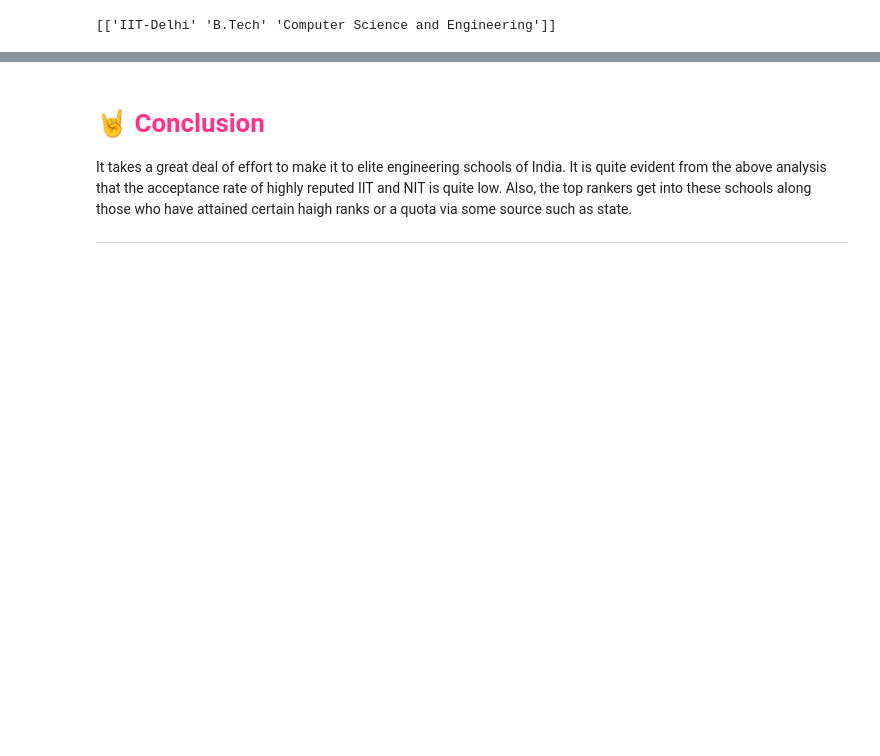
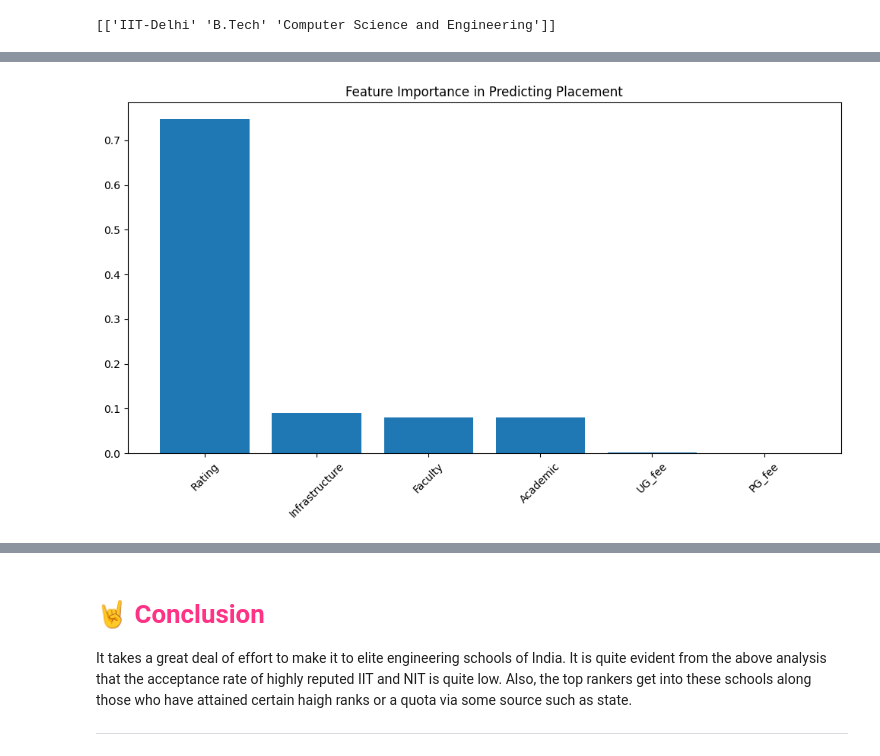
Before and after one commit to Mayank4543/CollegePerformance, a Jupyter notebook: college-predictor-system.ipynb, the cells around one changed output, grey strips where cells are left out. Saved outputs shown, nothing was run; the diff lists cells and outputs as text; code cells hidden in the pictures; blank space fills up the shorter version.

Commit message:
Predicting placement_score

```diff
--- a/college-predictor-system.ipynb
+++ b/college-predictor-system.ipynb
@@ -888,3 +888,88 @@ result = loaded_model.predict([[0, 6, 0, 0, 0, 1000, 2841]])
 print(result)
 # %% [output]
 [['IIT-Delhi' 'B.Tech' 'Computer Science and Engineering']]
+# %%
+import pandas as pd
+import numpy as np
+from sklearn.model_selection import train_test_split
+from sklearn.preprocessing import StandardScaler
+from sklearn.metrics import mean_squared_error, r2_score
+from sklearn.linear_model import LinearRegression
+from sklearn.ensemble import RandomForestRegressor
+import matplotlib.pyplot as plt
+
+# Load the data
+df = pd.read_csv(r'C:\Users\Mayank Rathore\Desktop\College-Predictor-System\College_data_updated.csv')
+
+# Convert '--' to NaN
+df = df.replace('--', np.nan)
+
+# Convert all relevant columns to numeric
+numeric_columns = ['UG_fee', 'PG_fee', 'Rating', 'Academic', 'Faculty', 'Infrastructure', 'Placement']
+for col in numeric_columns:
+    df[col] = pd.to_numeric(df[col], errors='coerce')
+
+# Drop rows with NaN values in the target variable
+df = df.dropna(subset=['Placement'])
+
+# Select features
+features = ['College_Name','Rating', 'Academic', 'Faculty', 'Infrastructure', 'UG_fee', 'PG_fee']
+X = df[features].copy()  # Create a copy to avoid the warning
+y = df['Placement']
+
+# Handle missing values in features properly
+for column in features:
+    X.loc[:, column] = X[column].fillna(X[column].mean())
+
+# Split the data
+X_train, X_test, y_train, y_test = train_test_split(X, y, test_size=0.2, random_state=42)
+
+# Scale the features
+scaler = StandardScaler()
+X_train_scaled = scaler.fit_transform(X_train)
+X_test_scaled = scaler.transform(X_test)
+
+# Train Random Forest (since it performed better)
+rf_model = RandomForestRegressor(n_estimators=100, random_state=42)
+rf_model.fit(X_train_scaled, y_train)
+y_pred = rf_model.predict(X_test_scaled)
+
+# Print performance metrics
+print("Random Forest Performance:")
+print(f'R2 Score: {r2_score(y_test, y_pred):.3f}')
+print(f'RMSE: {np.sqrt(mean_squared_error(y_test, y_pred)):.3f}\n')
+
+# Feature importance analysis
+importance = rf_model.feature_importances_
+feat_importance = pd.DataFrame({
+    'Feature': features,
+    'Importance': importance
+})
+feat_importance = feat_importance.sort_values('Importance', ascending=False)
+
+print("Feature Importance:")
+for idx, row in feat_importance.iterrows():
+    print(f"{row['Feature']}: {row['Importance']:.3f}")
+
+# Plot feature importance
+plt.figure(figsize=(10, 6))
+plt.bar(feat_importance['Feature'], feat_importance['Importance'])
+plt.xticks(rotation=45)
+plt.title('Feature Importance in Predicting Placement')
+plt.tight_layout()
+plt.show()
+
+# Function to make predictions for new data
+def predict_placement(new_data):
+    # Scale the new data
+    new_data_scaled = scaler.transform(new_data)
+    # Make prediction
+    prediction = rf_model.predict(new_data_scaled)
+    return prediction[0]
+
+# Example usage:
+new_college = pd.DataFrame([[8.5, 8.0, 7.5, 8.0, 50000, 60000]],
+                          columns=features)
+predicted_placement = predict_placement(new_college)
+print(f"\nPredicted Placement Score: {predicted_placement:.2f}")
+# %% [output]
@@ -890,0 +987 @@ print(result)
+[figure, added]
```
Also changed, not shown: parts of 3 cells of this notebook, 4 other files.
